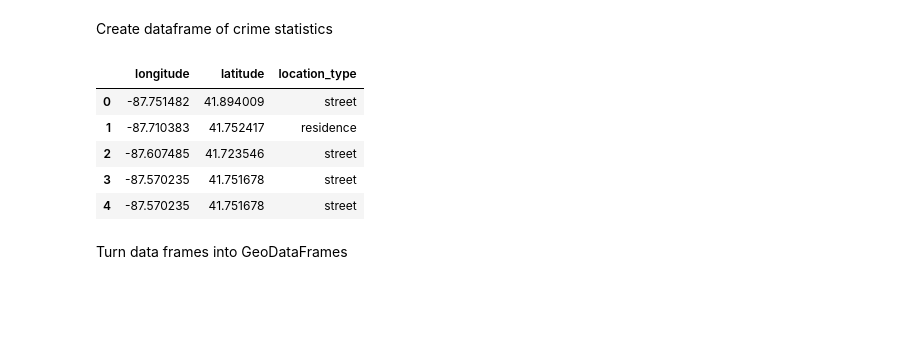
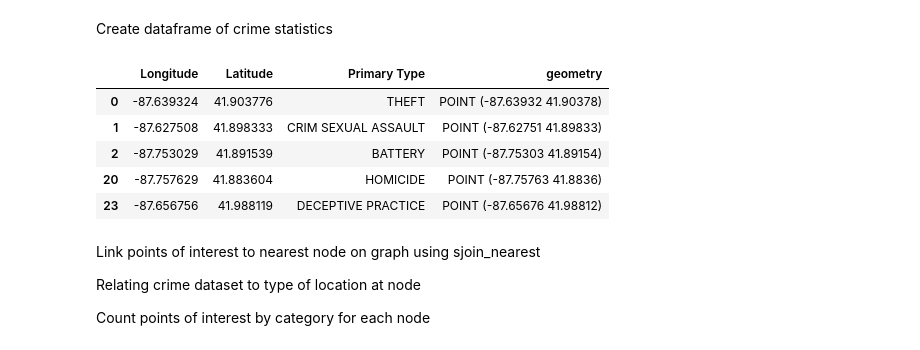
Before and after one commit to kenedyducheine/statistical-crime-analysis, a Jupyter notebook: CrimeDataNotebook.ipynb, the cells around one changed output. Cells and saved outputs as stored; diff of their text form; code cells hidden in the pictures; blank space fills up the shorter version.

Commit message:
adding more chicago crime data; finalizing notebook

```diff
--- a/CrimeDataNotebook.ipynb
+++ b/CrimeDataNotebook.ipynb
@@ -36,17 +36,27 @@ nodes.head(5)
 Create dataframe of crime statistics
 # %%
 # Import csv of crimeData from github
-df = pd.read_csv("ChicagoCrimeData.csv")
+df = pd.read_csv("crimes_2018.csv")
 # Drop irrelevant columns
-df = df[['longitude', 'latitude', 'location_type']]
-df.head(5)
+df = df[['Longitude', 'Latitude', 'Primary Type']]
+# Remove missing values
+df = df.dropna()
+
+# Turn data frame into GeoDataFrame for manipulation
+gdf_crime = gpd.GeoDataFrame(
+    df, geometry=gpd.points_from_xy(df.Longitude, df.Latitude), crs="EPSG:4326")
+gdf_crime.head(5)
 # %% [output]
-|  | longitude | latitude | location_type |
-| 0 | -87.751482 | 41.894009 | street |
-| 1 | -87.710383 | 41.752417 | residence |
-| 2 | -87.607485 | 41.723546 | street |
-| 3 | -87.570235 | 41.751678 | street |
-| 4 | -87.570235 | 41.751678 | street |
+|  | Longitude | Latitude | Primary Type | geometry |
+| 0 | -87.639324 | 41.903776 | THEFT | POINT (-87.63932 41.90378) |
+| 1 | -87.627508 | 41.898333 | CRIM SEXUAL ASSAULT | POINT (-87.62751 41.89833) |
+| 2 | -87.753029 | 41.891539 | BATTERY | POINT (-87.75303 41.89154) |
+| 20 | -87.757629 | 41.883604 | HOMICIDE | POINT (-87.75763 41.8836) |
+| 23 | -87.656756 | 41.988119 | DECEPTIVE PRACTICE | POINT (-87.65676 41.98812) |
-# %% [markdown]
-Turn data frames into GeoDataFrames
+# %% [markdown]
+Link points of interest to nearest node on graph using sjoin_nearest
+
+Relating crime dataset to type of location at node
+
+Count points of interest by category for each node
 # %%
```
Also changed, not shown: parts of 50 cells of this notebook, 1 other file.
